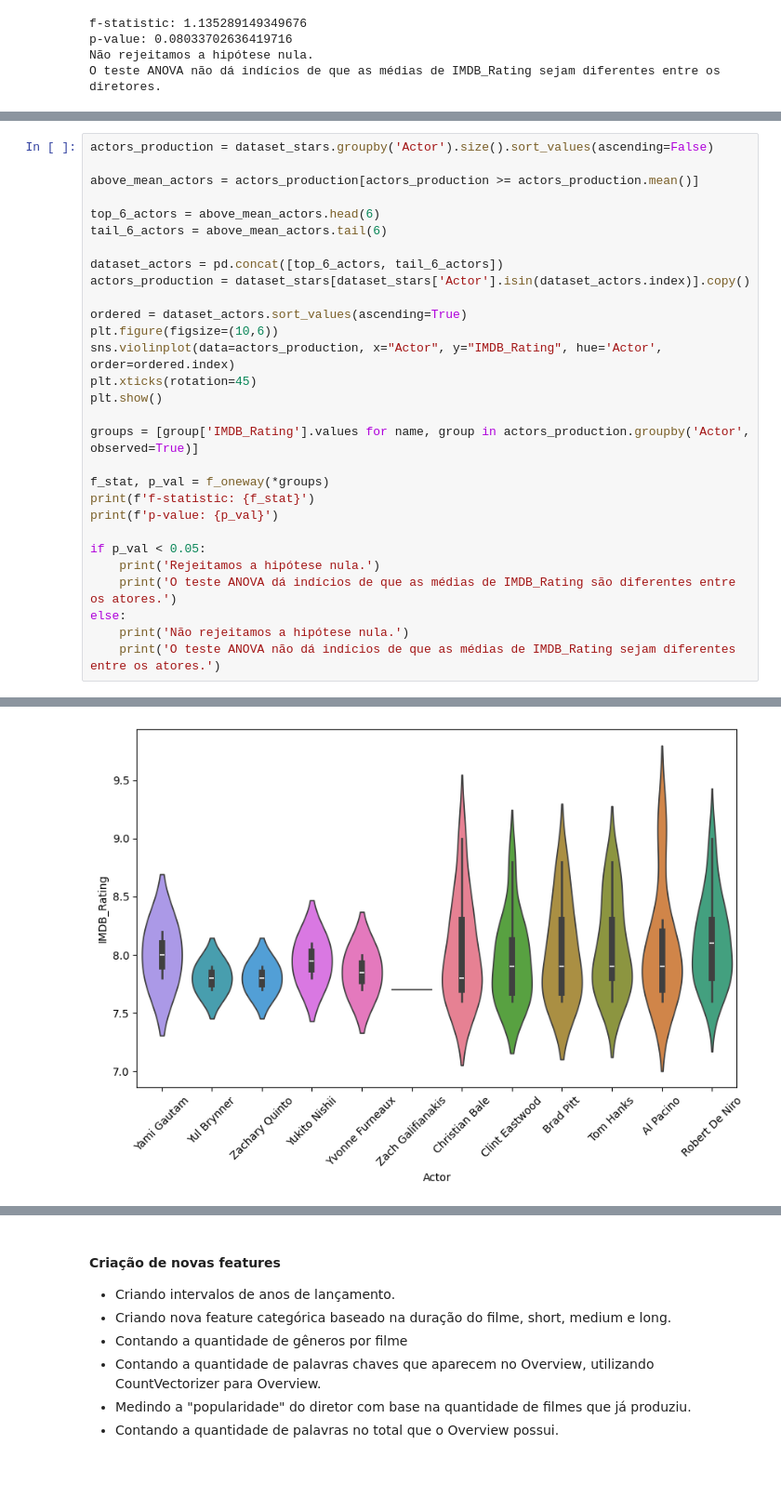
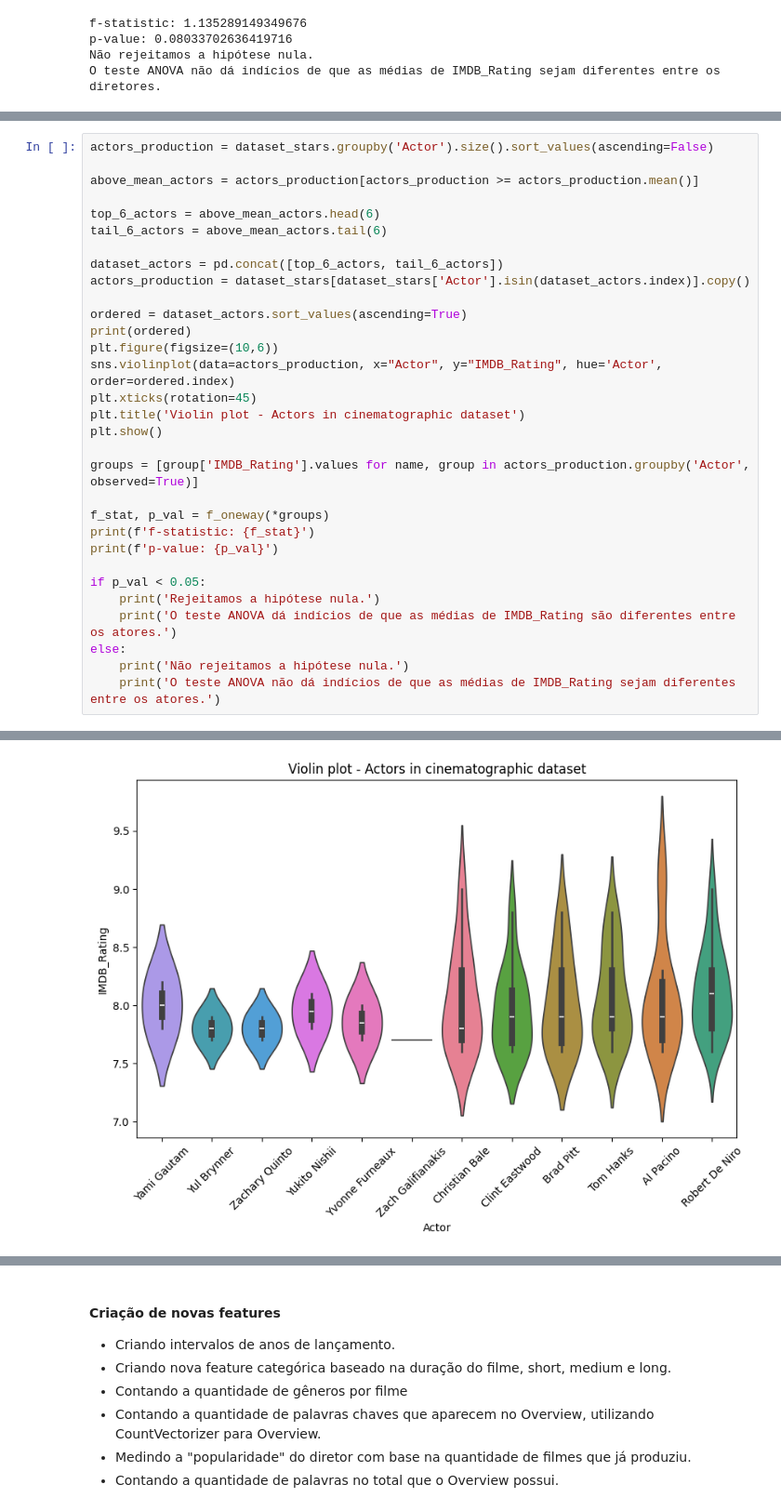
Before and after one commit to nevidomyyb/LH_CD_PEDRO_HENRIQUE_BARBOSA_DA_CUNHA, a Jupyter notebook: challenge.ipynb, the cells around one changed output, grey strips where cells are left out. Shown at 93% size. Saved outputs shown, nothing was run; the diff lists cells and outputs as text; blank space fills up the shorter version.

```diff
--- a/challenge.ipynb
+++ b/challenge.ipynb
@@ -291,9 +292,11 @@ dataset_actors = pd.concat([top_6_actors, tail_6_actors])
 actors_production = dataset_stars[dataset_stars['Actor'].isin(dataset_actors.index)].copy()
 
 ordered = dataset_actors.sort_values(ascending=True)
+print(ordered)
 plt.figure(figsize=(10,6))
 sns.violinplot(data=actors_production, x="Actor", y="IMDB_Rating", hue='Actor', order=ordered.index)
 plt.xticks(rotation=45)
+plt.title('Violin plot - Actors in cinematographic dataset')
 plt.show()
 
 groups = [group['IMDB_Rating'].values for name, group in actors_production.groupby('Actor', observed=True)]
@@ -312 +329 @@ else:
-[figure, old version]
+[figure, new version]
```
Also changed, not shown: parts of 3 cells of this notebook.
